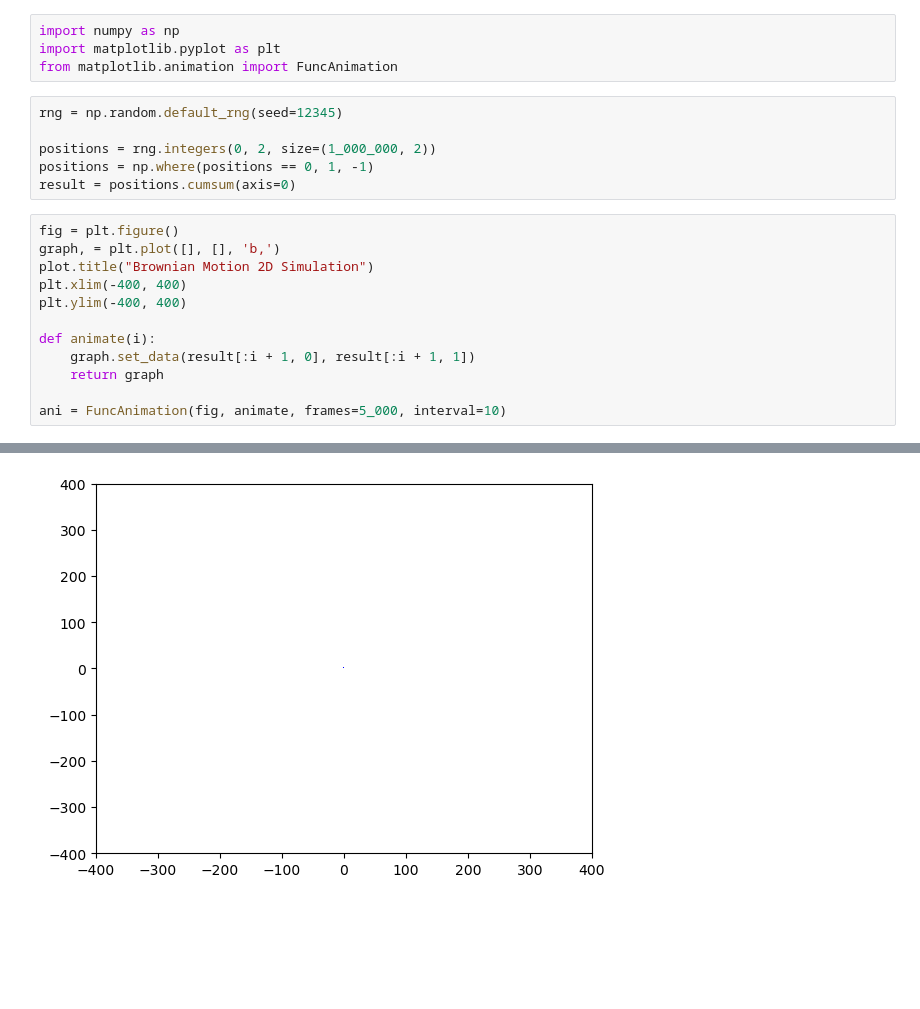
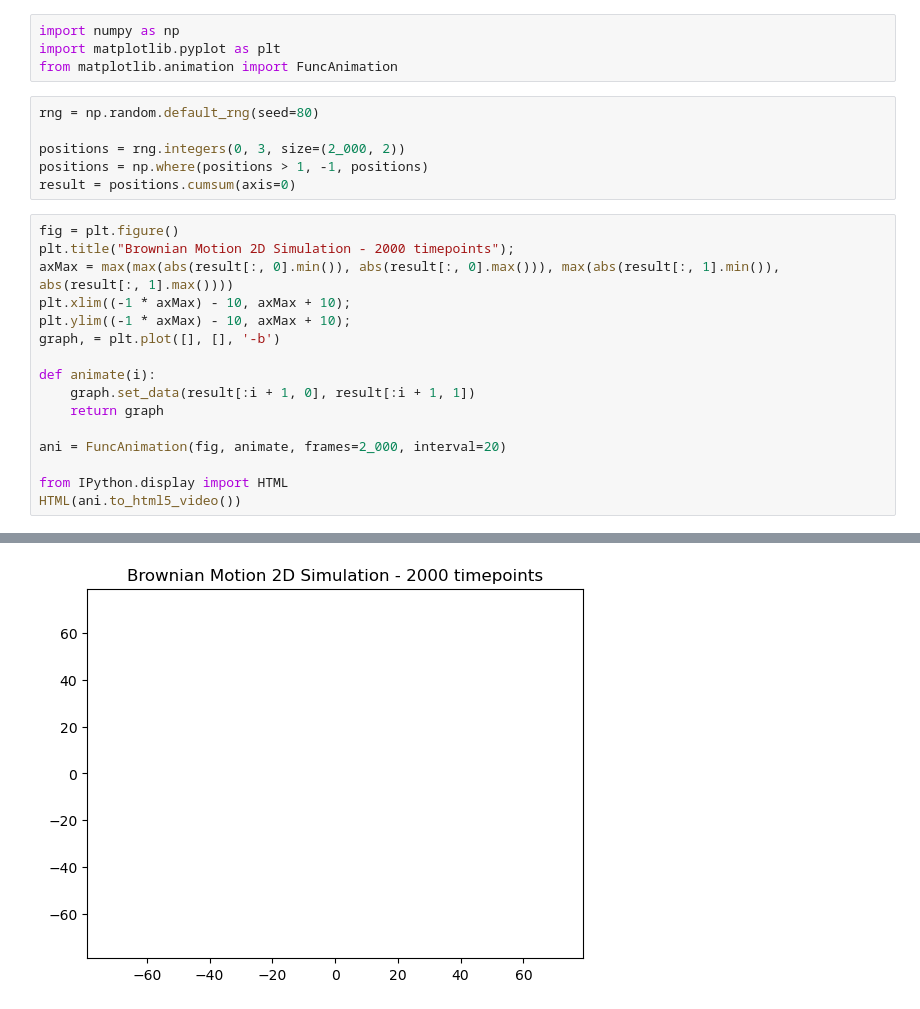
Before and after one commit to timliang4/brownian_motion, a Jupyter notebook: code.ipynb, the cells around one changed output, grey strips where cells are left out. Drawn from its saved outputs; the diff is of its cells as text; blank space fills up the shorter version.

Commit message:
Update video parameters

```diff
--- a/code.ipynb
+++ b/code.ipynb
@@ -3,21 +3,25 @@ import numpy as np
 import matplotlib.pyplot as plt
 from matplotlib.animation import FuncAnimation
 # %%
-rng = np.random.default_rng(seed=12345)
+rng = np.random.default_rng(seed=80)
 
-positions = rng.integers(0, 2, size=(1_000_000, 2))
-positions = np.where(positions == 0, 1, -1)
+positions = rng.integers(0, 3, size=(2_000, 2))
+positions = np.where(positions > 1, -1, positions)
 result = positions.cumsum(axis=0)
 # %%
 fig = plt.figure()
-graph, = plt.plot([], [], 'b,')
-plot.title("Brownian Motion 2D Simulation")
-plt.xlim(-400, 400)
-plt.ylim(-400, 400)
+plt.title("Brownian Motion 2D Simulation - 2000 timepoints");
+axMax = max(max(abs(result[:, 0].min()), abs(result[:, 0].max())), max(abs(result[:, 1].min()), abs(result[:, 1].max())))
+plt.xlim((-1 * axMax) - 10, axMax + 10);
+plt.ylim((-1 * axMax) - 10, axMax + 10);
+graph, = plt.plot([], [], '-b')
 
 def animate(i):
     graph.set_data(result[:i + 1, 0], result[:i + 1, 1])
     return graph
 
-ani = FuncAnimation(fig, animate, frames=5_000, interval=10)
+ani = FuncAnimation(fig, animate, frames=2_000, interval=20)
+
+from IPython.display import HTML
+HTML(ani.to_html5_video())
 # %% [output]
@@ -24 +29 @@ ani = FuncAnimation(fig, animate, frames=5_000, interval=10)
-[figure, old version]
+[figure, new version]
```
Also changed, not shown: parts of 2 cells of this notebook.
